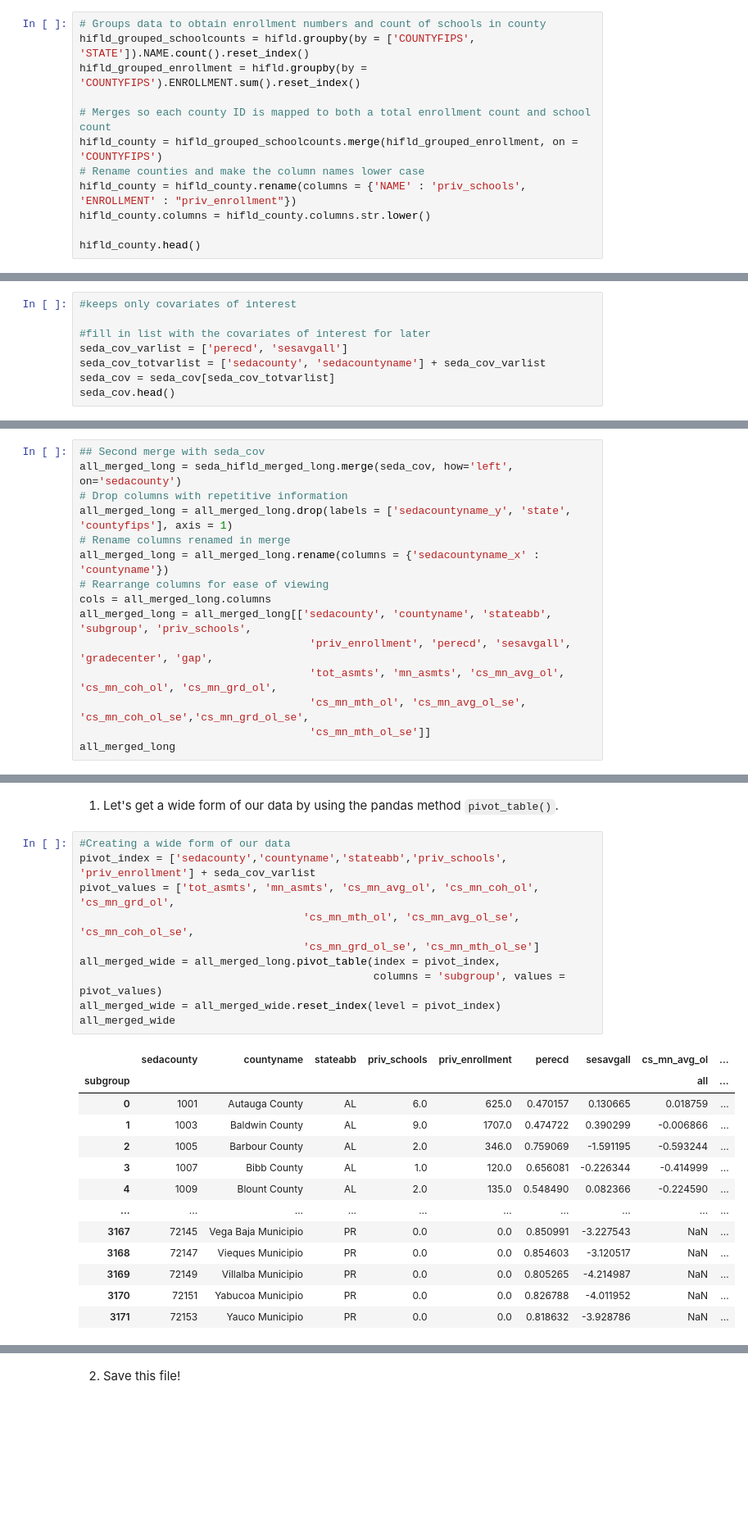
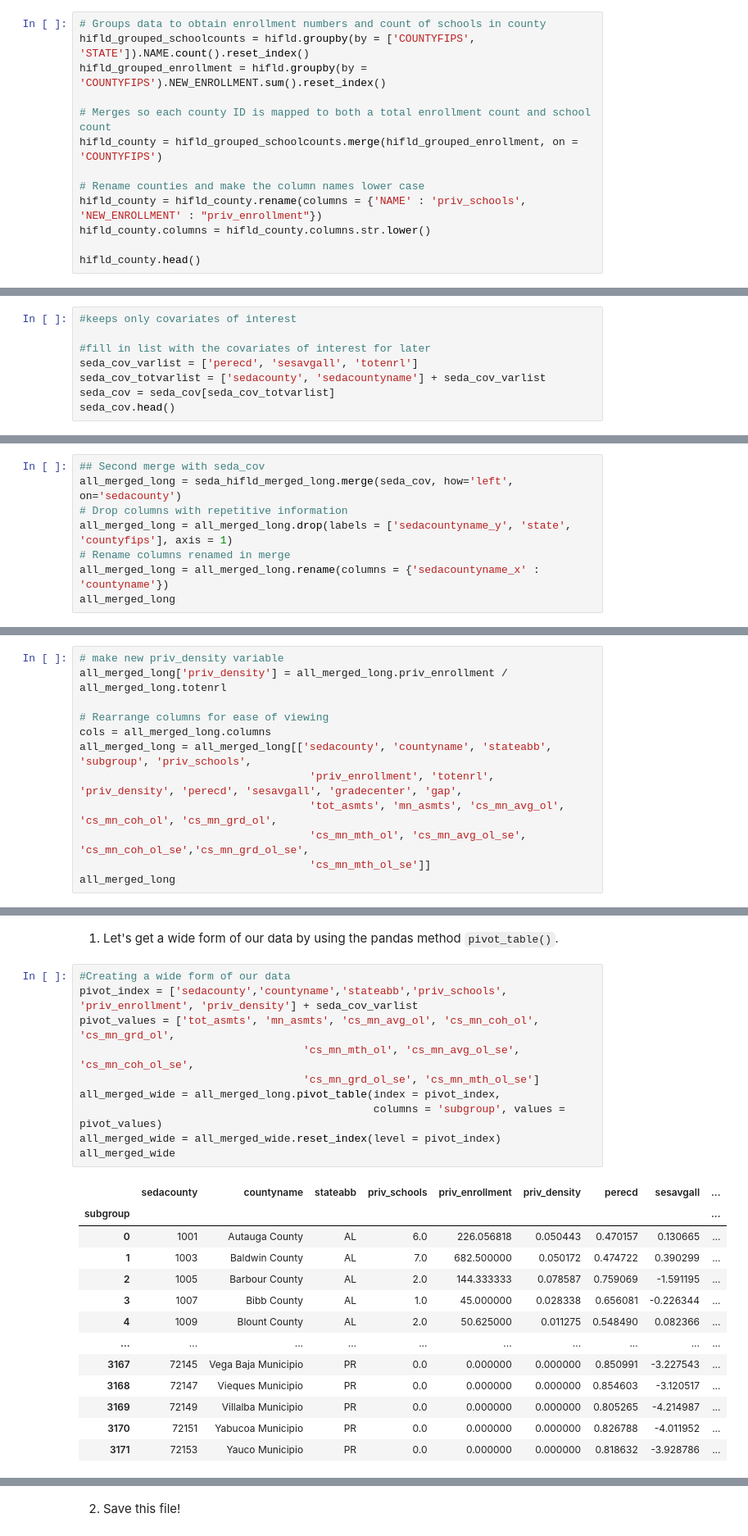
Before and after one commit to janetmalzahn/info2950proj, a Jupyter notebook: Private School.ipynb, the cells around one changed output, grey strips where cells are left out. Shown: that part at 82% size. Saved outputs shown, nothing was run; the diff lists cells and outputs as text; blank space fills up the shorter version.

```diff
--- a/Private School.ipynb
+++ b/Private School.ipynb
@@ -56,12 +112,13 @@ hifld.head()
 # %%
 # Groups data to obtain enrollment numbers and count of schools in county
 hifld_grouped_schoolcounts = hifld.groupby(by = ['COUNTYFIPS', 'STATE']).NAME.count().reset_index()
-hifld_grouped_enrollment = hifld.groupby(by = 'COUNTYFIPS').ENROLLMENT.sum().reset_index()
+hifld_grouped_enrollment = hifld.groupby(by = 'COUNTYFIPS').NEW_ENROLLMENT.sum().reset_index()
 
 # Merges so each county ID is mapped to both a total enrollment count and school count
 hifld_county = hifld_grouped_schoolcounts.merge(hifld_grouped_enrollment, on = 'COUNTYFIPS')
+
 # Rename counties and make the column names lower case
-hifld_county = hifld_county.rename(columns = {'NAME' : 'priv_schools', 'ENROLLMENT' : "priv_enrollment"})
+hifld_county = hifld_county.rename(columns = {'NAME' : 'priv_schools', 'NEW_ENROLLMENT' : "priv_enrollment"})
 hifld_county.columns = hifld_county.columns.str.lower()
 
 hifld_county.head()
@@ -187,7 +238,7 @@ Index(['sedacounty', 'sedacountyname', 'fips', 'urban', 'suburb', 'town',
 #keeps only covariates of interest
 
 #fill in list with the covariates of interest for later
-seda_cov_varlist = ['perecd', 'sesavgall']
+seda_cov_varlist = ['perecd', 'sesavgall', 'totenrl']
 seda_cov_totvarlist = ['sedacounty', 'sedacountyname'] + seda_cov_varlist
 seda_cov = seda_cov[seda_cov_totvarlist]
 seda_cov.head()
@@ -233,12 +299,5 @@ all_merged_long = seda_hifld_merged_long.merge(seda_cov, how='left', on='sedacou
 all_merged_long = all_merged_long.drop(labels = ['sedacountyname_y', 'state', 'countyfips'], axis = 1)
 # Rename columns renamed in merge
 all_merged_long = all_merged_long.rename(columns = {'sedacountyname_x' : 'countyname'})
-# Rearrange columns for ease of viewing
-cols = all_merged_long.columns
-all_merged_long = all_merged_long[['sedacounty', 'countyname', 'stateabb', 'subgroup', 'priv_schools',
-                                    'priv_enrollment', 'perecd', 'sesavgall', 'gradecenter', 'gap',
-                                    'tot_asmts', 'mn_asmts', 'cs_mn_avg_ol', 'cs_mn_coh_ol', 'cs_mn_grd_ol',
-                                    'cs_mn_mth_ol', 'cs_mn_avg_ol_se', 'cs_mn_coh_ol_se','cs_mn_grd_ol_se',
-                                    'cs_mn_mth_ol_se']]
 all_merged_long
 # %% [output]
@@ -263,0 +321,12 @@ len(pd.unique(all_merged_long.sedacounty))
+# %%
+# make new priv_density variable
+all_merged_long['priv_density'] = all_merged_long.priv_enrollment / all_merged_long.totenrl
+
+# Rearrange columns for ease of viewing
+cols = all_merged_long.columns
+all_merged_long = all_merged_long[['sedacounty', 'countyname', 'stateabb', 'subgroup', 'priv_schools',
+                                    'priv_enrollment', 'totenrl', 'priv_density', 'perecd', 'sesavgall', 'gradecenter', 'gap',
+                                    'tot_asmts', 'mn_asmts', 'cs_mn_avg_ol', 'cs_mn_coh_ol', 'cs_mn_grd_ol',
+                                    'cs_mn_mth_ol', 'cs_mn_avg_ol_se', 'cs_mn_coh_ol_se','cs_mn_grd_ol_se',
+                                    'cs_mn_mth_ol_se']]
+all_merged_long
@@ -275,25 +358,25 @@ The data I downloaded from SEDA--and thus the final merged dataset--is in long f
 1. Let's get a wide form of our data by using the pandas method `pivot_table()`.
 # %%
 #Creating a wide form of our data
-pivot_index = ['sedacounty','countyname','stateabb','priv_schools', 'priv_enrollment'] + seda_cov_varlist
+pivot_index = ['sedacounty','countyname','stateabb','priv_schools', 'priv_enrollment', 'priv_density'] + seda_cov_varlist
 pivot_values = ['tot_asmts', 'mn_asmts', 'cs_mn_avg_ol', 'cs_mn_coh_ol', 'cs_mn_grd_ol',
                                    'cs_mn_mth_ol', 'cs_mn_avg_ol_se', 'cs_mn_coh_ol_se',
                                    'cs_mn_grd_ol_se', 'cs_mn_mth_ol_se']
 all_merged_wide = all_merged_long.pivot_table(index = pivot_index,
                                               columns = 'subgroup', values = pivot_values)
 all_merged_wide = all_merged_wide.reset_index(level = pivot_index)
 all_merged_wide
 # %% [output]
-|  | sedacounty | countyname | stateabb | priv_schools | priv_enrollment | perecd | sesavgall | cs_mn_avg_ol | ... |
-| subgroup |  |  |  |  |  |  |  | all | ... |
-| 0 | 1001 | Autauga County | AL | 6.0 | 625.0 | 0.470157 | 0.130665 | 0.018759 | ... |
-| 1 | 1003 | Baldwin County | AL | 9.0 | 1707.0 | 0.474722 | 0.390299 | -0.006866 | ... |
-| 2 | 1005 | Barbour County | AL | 2.0 | 346.0 | 0.759069 | -1.591195 | -0.593244 | ... |
-| 3 | 1007 | Bibb County | AL | 1.0 | 120.0 | 0.656081 | -0.226344 | -0.414999 | ... |
-| 4 | 1009 | Blount County | AL | 2.0 | 135.0 | 0.548490 | 0.082366 | -0.224590 | ... |
+|  | sedacounty | countyname | stateabb | priv_schools | priv_enrollment | priv_density | perecd | sesavgall | ... |
+| subgroup |  |  |  |  |  |  |  |  | ... |
+| 0 | 1001 | Autauga County | AL | 6.0 | 226.056818 | 0.050443 | 0.470157 | 0.130665 | ... |
+| 1 | 1003 | Baldwin County | AL | 7.0 | 682.500000 | 0.050172 | 0.474722 | 0.390299 | ... |
+| 2 | 1005 | Barbour County | AL | 2.0 | 144.333333 | 0.078587 | 0.759069 | -1.591195 | ... |
+| 3 | 1007 | Bibb County | AL | 1.0 | 45.000000 | 0.028338 | 0.656081 | -0.226344 | ... |
+| 4 | 1009 | Blount County | AL | 2.0 | 50.625000 | 0.011275 | 0.548490 | 0.082366 | ... |
 | ... | ... | ... | ... | ... | ... | ... | ... | ... | ... |
-| 3167 | 72145 | Vega Baja Municipio | PR | 0.0 | 0.0 | 0.850991 | -3.227543 | NaN | ... |
-| 3168 | 72147 | Vieques Municipio | PR | 0.0 | 0.0 | 0.854603 | -3.120517 | NaN | ... |
-| 3169 | 72149 | Villalba Municipio | PR | 0.0 | 0.0 | 0.805265 | -4.214987 | NaN | ... |
-| 3170 | 72151 | Yabucoa Municipio | PR | 0.0 | 0.0 | 0.826788 | -4.011952 | NaN | ... |
-| 3171 | 72153 | Yauco Municipio | PR | 0.0 | 0.0 | 0.818632 | -3.928786 | NaN | ... |
+| 3167 | 72145 | Vega Baja Municipio | PR | 0.0 | 0.000000 | 0.000000 | 0.850991 | -3.227543 | ... |
+| 3168 | 72147 | Vieques Municipio | PR | 0.0 | 0.000000 | 0.000000 | 0.854603 | -3.120517 | ... |
+| 3169 | 72149 | Villalba Municipio | PR | 0.0 | 0.000000 | 0.000000 | 0.805265 | -4.214987 | ... |
+| 3170 | 72151 | Yabucoa Municipio | PR | 0.0 | 0.000000 | 0.000000 | 0.826788 | -4.011952 | ... |
+| 3171 | 72153 | Yauco Municipio | PR | 0.0 | 0.000000 | 0.000000 | 0.818632 | -3.928786 | ... |
```
Also changed, not shown: parts of 23 cells of this notebook, 5 other files.
